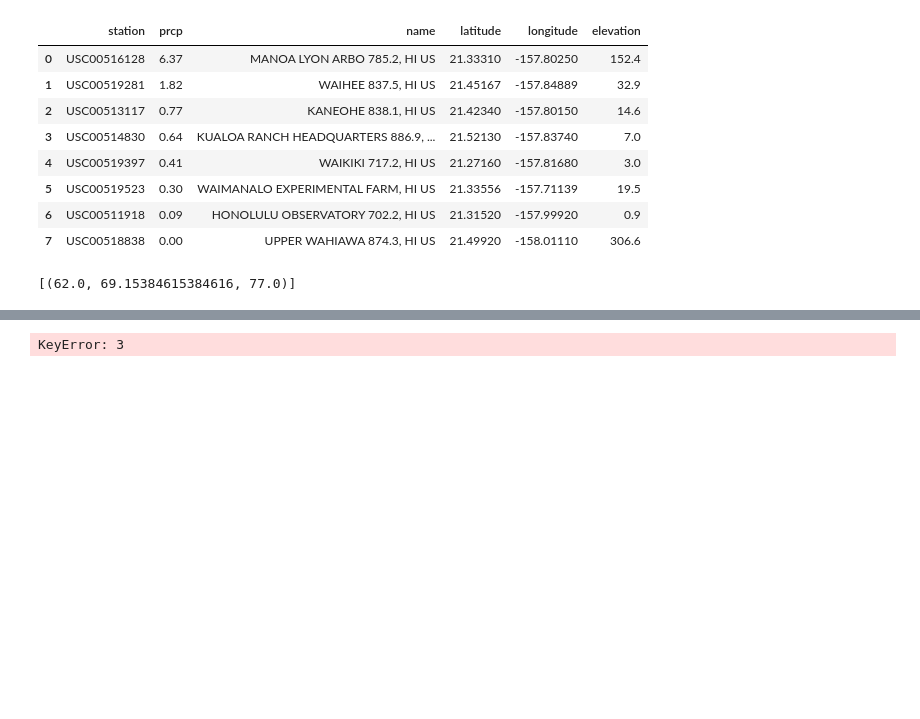
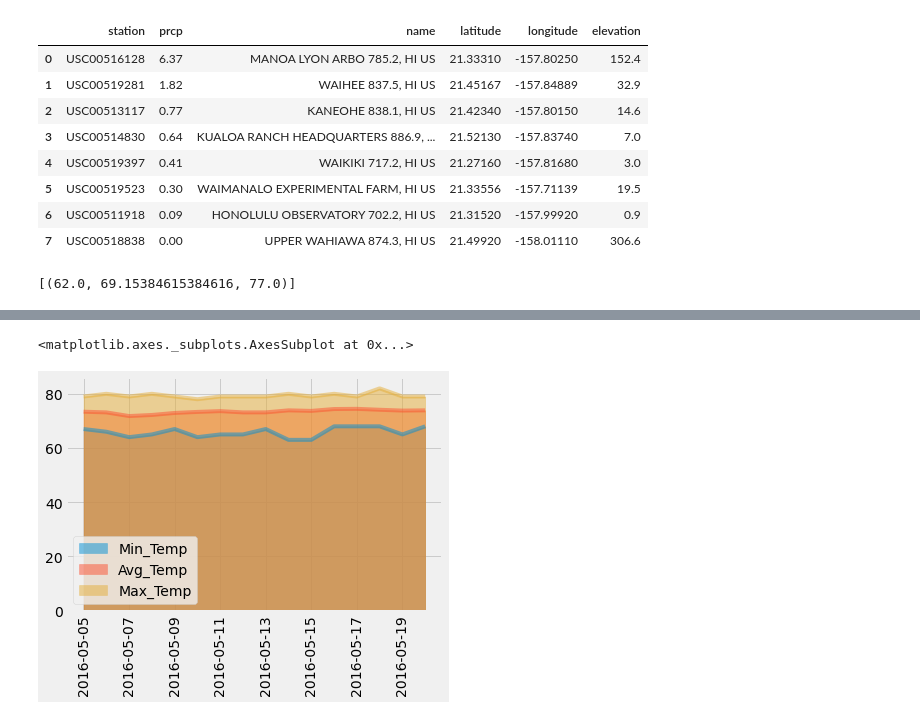
Before and after one commit to pauleppers/sqlalchemy-challenge, a Jupyter notebook: climate_starter.ipynb, the cells around one changed output, grey strips where cells are left out. Drawn from its saved outputs; the diff is of its cells as text; code cells hidden in the pictures; blank space fills up the shorter version.

```diff
--- a/climate_starter.ipynb
+++ b/climate_starter.ipynb
@@ -377,10 +355,6 @@ trip_df
 # %%
 # Plot the daily normals as an area plot with `stacked=False`
-x = trip_df[0]
-y1 = trip_df[1]
-y2 = trip_df[2]
-y3 = trip_df[3]
-plt.stackplot(x,y1,y2,y3, stacked=False)
-              #colors =['r', 'c'])
+trip_df.plot(kind='area', stacked=False, alpha=0.5, rot=90)
 # %% [output]
-KeyError: 3
+<matplotlib.axes._subplots.AxesSubplot at 0x...>
+[figure, added]
```
Also changed, not shown: parts of 15 cells of this notebook, 3 other files.
